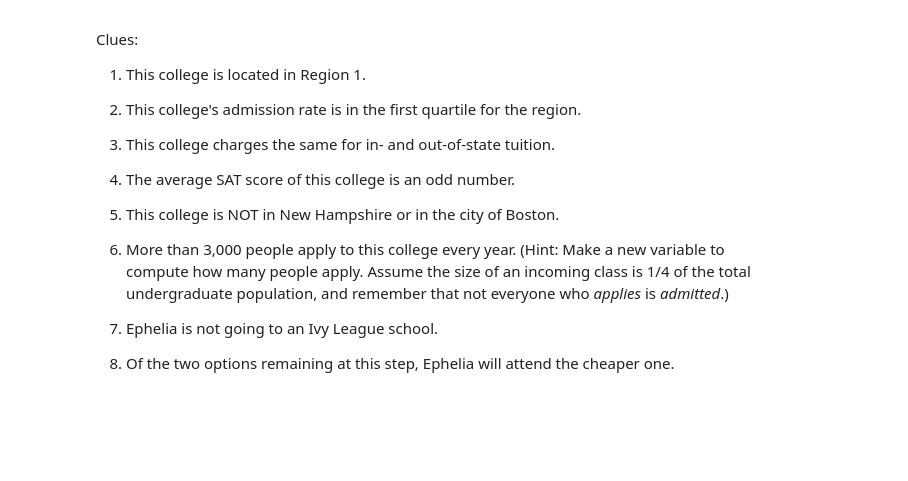
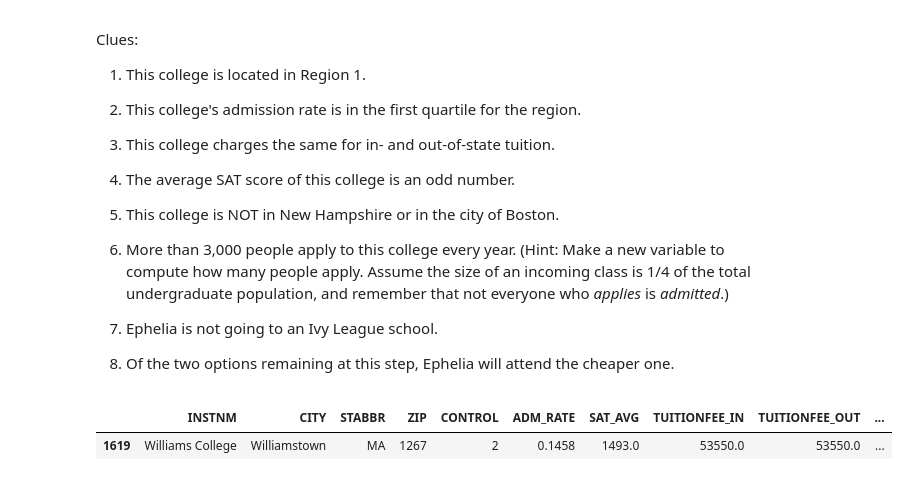
Before and after one commit to nallen19/DSandML, a Jupyter notebook: Activities/PA_wrangle.ipynb, the cells around one changed output. Cells and saved outputs as stored; diff of their text form; code cells hidden in the pictures; blank space fills up the shorter version.

```diff
--- a/Activities/PA_wrangle.ipynb
+++ b/Activities/PA_wrangle.ipynb
@@ -165,3 +180,24 @@ Clues:
 7. Ephelia is not going to an Ivy League school.
 
 8. Of the two options remaining at this step, Ephelia will attend the cheaper one.
+# %%
+school = df_colleges_clean[df_colleges_clean['REGION'] == "1"]
+
+q1 = school['ADM_RATE'].quantile(0.25)
+school = school[school['ADM_RATE'] <= q1]
+
+school = school[school['TUITION_DIFF'] == 0]
+
+school = school[school['SAT_AVG'] % 2 == 1]
+
+school = school[~school['CITY'].isin(["New Hampshire", "Boston"])]
+
+school['APPS'] = (school['UGDS'] / 4) / school['ADM_RATE']
+school = school[school['APPS'] > 3000]
+
+school = school[~school['INSTNM'].isin(["Harvard University", "Dartmouth College"])]
+
+school.sort_values(by='TUITIONFEE_IN', ascending=True).head(1)
+# %% [output]
+|  | INSTNM | CITY | STABBR | ZIP | CONTROL | ADM_RATE | SAT_AVG | TUITIONFEE_IN | TUITIONFEE_OUT | ... |
+| 1619 | Williams College | Williamstown | MA | 1267 | 2 | 0.1458 | 1493.0 | 53550.0 | 53550.0 | ... |
```
Also changed, not shown: parts of 1 cell of this notebook.
